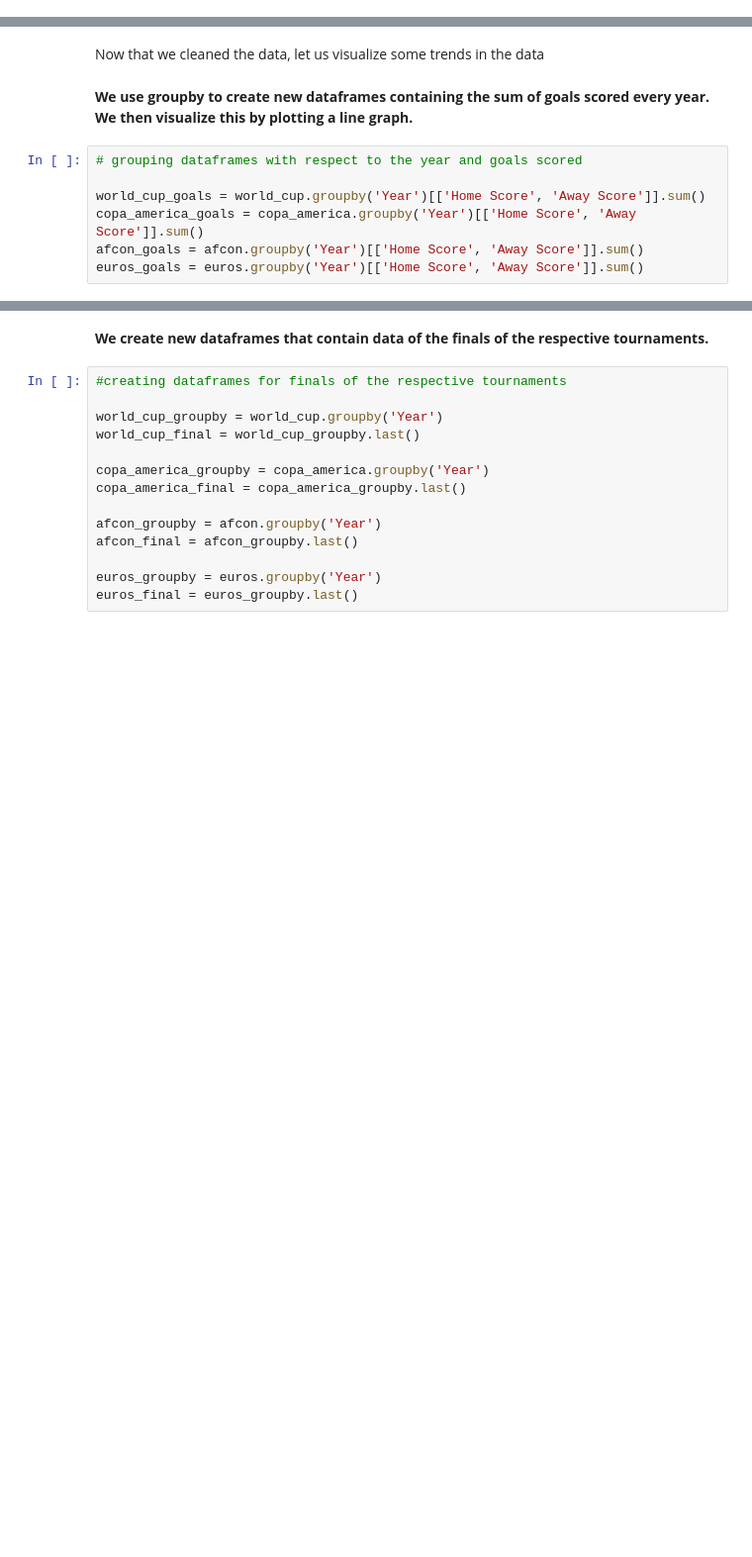
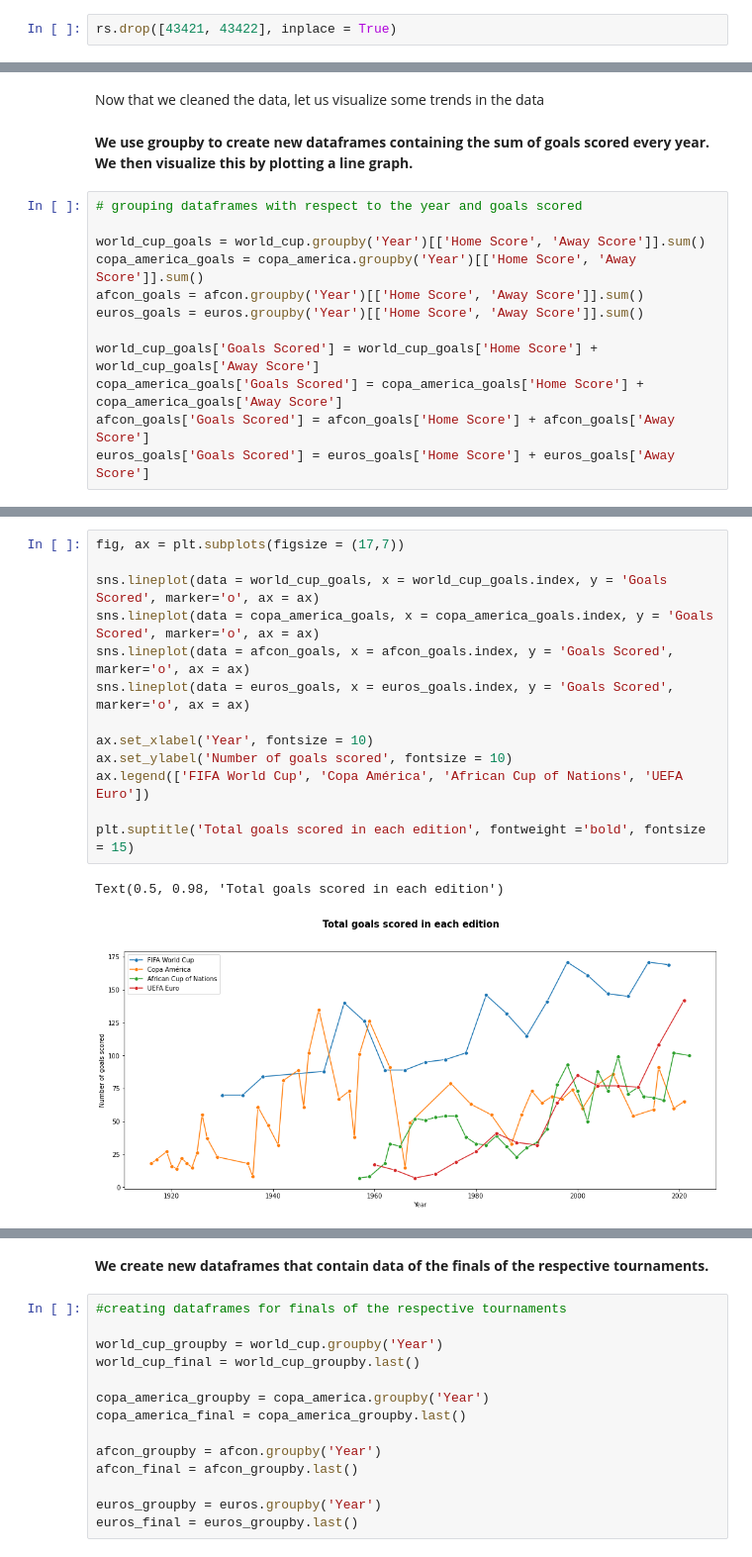
Before and after one commit to hamza-shakir/international-football-dashboard, a Jupyter notebook: home-advantage-in-football.ipynb, the cells around one changed output, grey strips where cells are left out. Shown at 99% size. Saved outputs shown, nothing was run; the diff lists cells and outputs as text; blank space fills up the shorter version.

```diff
--- a/home-advantage-in-football.ipynb
+++ b/home-advantage-in-football.ipynb
@@ -41,3 +59,5 @@ rs = pd.merge(results, shootouts, how = 'outer', on=['date', 'home_team', 'away_
+# %%
+rs.drop([43421, 43422], inplace = True)
 # %% [markdown]
 Renaming columns for consistency
 # %%
@@ -124,3 +146,8 @@ world_cup_goals = world_cup.groupby('Year')[['Home Score', 'Away Score']].sum()
 copa_america_goals = copa_america.groupby('Year')[['Home Score', 'Away Score']].sum()
 afcon_goals = afcon.groupby('Year')[['Home Score', 'Away Score']].sum()
 euros_goals = euros.groupby('Year')[['Home Score', 'Away Score']].sum()
+
+world_cup_goals['Goals Scored'] = world_cup_goals['Home Score'] + world_cup_goals['Away Score']
+copa_america_goals['Goals Scored'] = copa_america_goals['Home Score'] + copa_america_goals['Away Score']
+afcon_goals['Goals Scored'] = afcon_goals['Home Score'] + afcon_goals['Away Score']
+euros_goals['Goals Scored'] = euros_goals['Home Score'] + euros_goals['Away Score']
@@ -158,0 +154,16 @@ fig_goals.savefig('Total goals scored in each edition.png')
+# %%
+fig, ax = plt.subplots(figsize = (17,7))
+
+sns.lineplot(data = world_cup_goals, x = world_cup_goals.index, y = 'Goals Scored', marker='o', ax = ax)
+sns.lineplot(data = copa_america_goals, x = copa_america_goals.index, y = 'Goals Scored', marker='o', ax = ax)
+sns.lineplot(data = afcon_goals, x = afcon_goals.index, y = 'Goals Scored', marker='o', ax = ax)
+sns.lineplot(data = euros_goals, x = euros_goals.index, y = 'Goals Scored', marker='o', ax = ax)
+
+ax.set_xlabel('Year', fontsize = 10)
+ax.set_ylabel('Number of goals scored', fontsize = 10)
+ax.legend(['FIFA World Cup', 'Copa América', 'African Cup of Nations', 'UEFA Euro'])
+
+plt.suptitle('Total goals scored in each edition', fontweight ='bold', fontsize = 15)
+# %% [output]
+Text(0.5, 0.98, 'Total goals scored in each edition')
+[figure, added]
```
Also changed, not shown: parts of 12 cells of this notebook.
